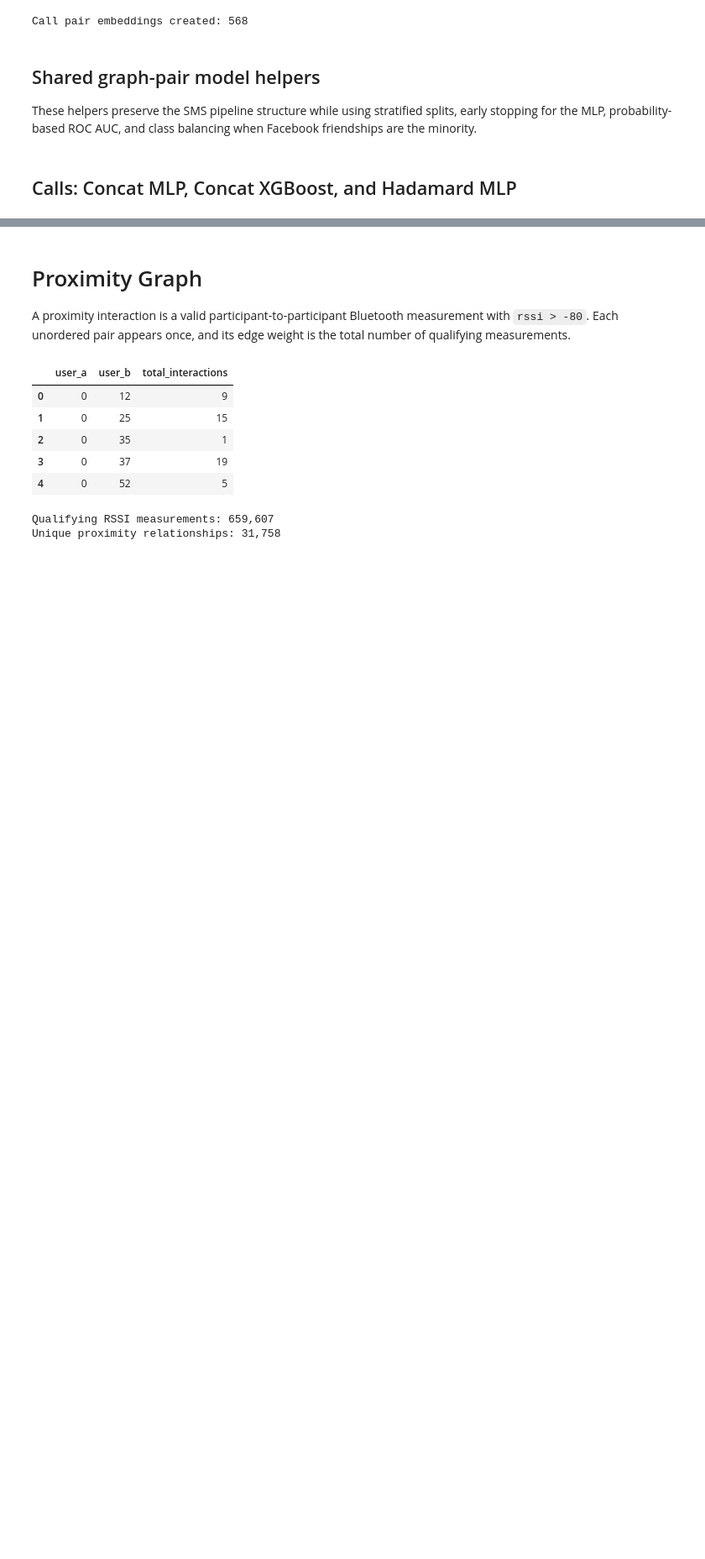
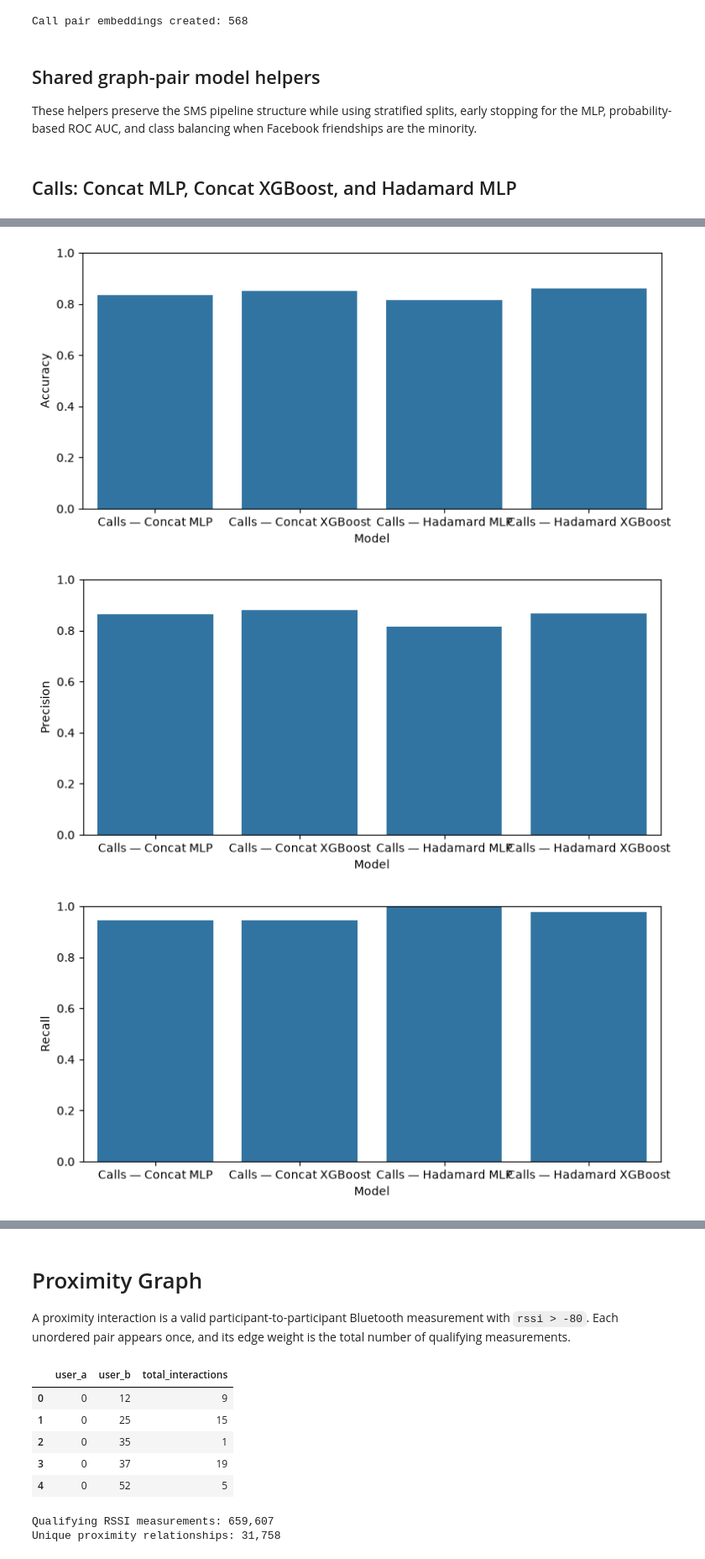
Before and after one commit to ucd-cosmos-data/26-the-deep-learners-analysis, a Jupyter notebook: FinalProject/notebooks/nn.ipynb, the cells around one changed output, grey strips where cells are left out. Shown at 84% size. Drawn from its saved outputs; the diff is of its cells as text; code cells hidden in the pictures; blank space fills up the shorter version.

```diff
--- a/FinalProject/notebooks/nn.ipynb
+++ b/FinalProject/notebooks/nn.ipynb
@@ -809,0 +815,14 @@ display(call_model_comparison.round(4))
+# %%
+def compare_performances_viz(df):
+
+    for metric in ['Accuracy', 'Precision', 'Recall', 'AUC-ROC']:
+        plt.figure(figsize=(9, 4))
+        sns.barplot(x=df.index, y=df[metric])
+        plt.ylim(0, 1)
+        plt.show()
+# %%
+compare_performances_viz(call_model_comparison)
+# %% [output]
+[figure, added]
+[figure, added]
+[figure, added]
```
Also changed, not shown: parts of 8 cells of this notebook.
